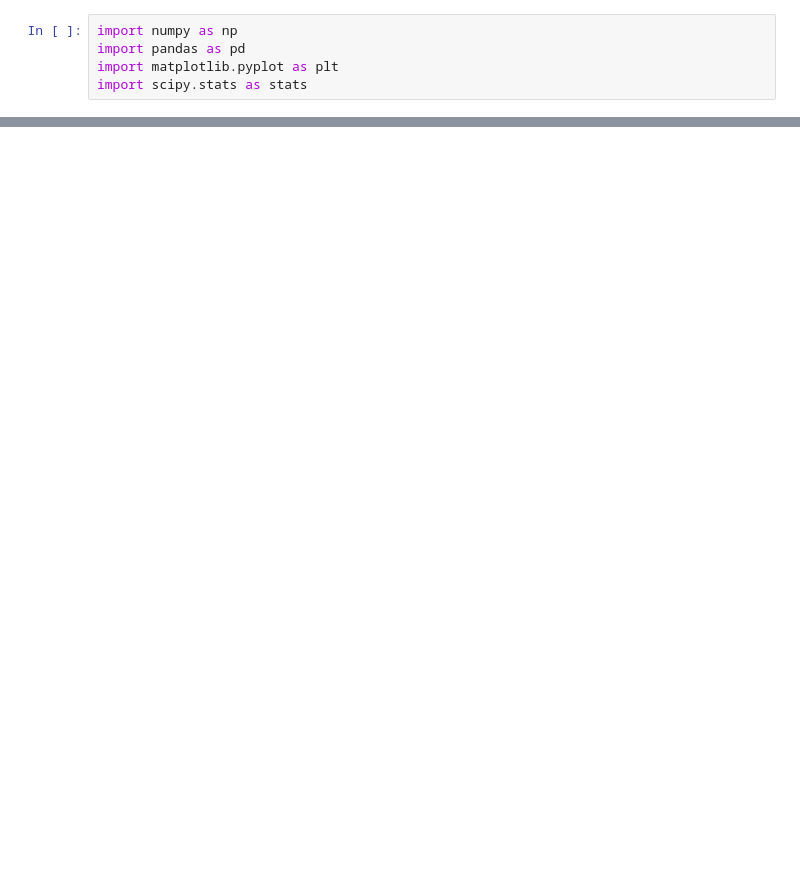
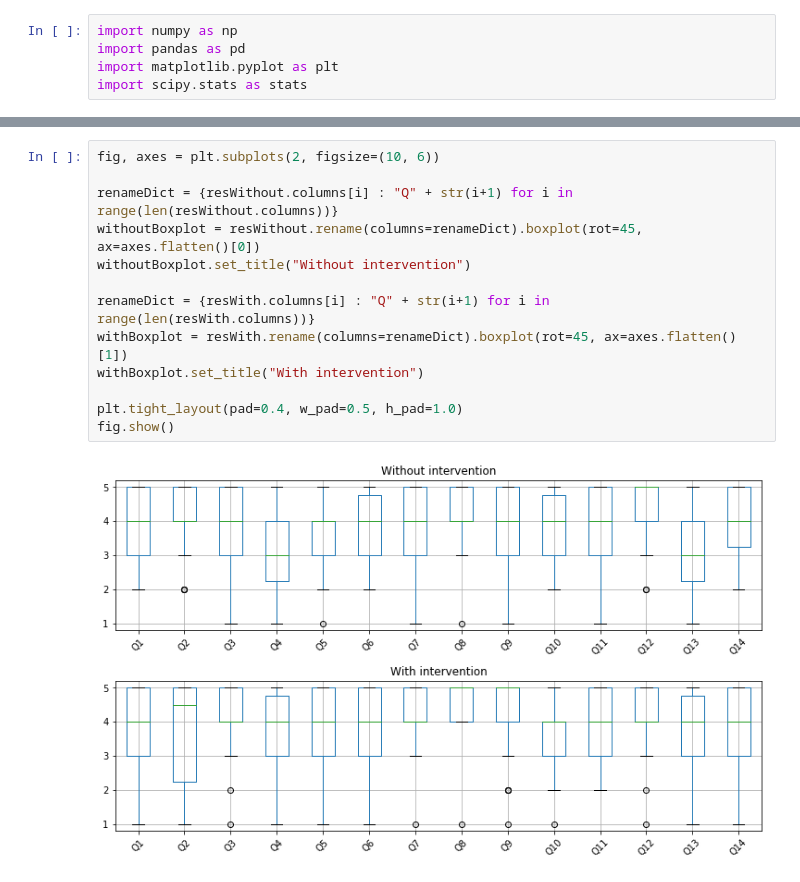
Before and after one commit to TorAP/AudioPydub, a Jupyter notebook: Experiment/eval.ipynb, the cells around one changed output, grey strips where cells are left out. Drawn from its saved outputs; the diff is of its cells as text; blank space fills up the shorter version.

Commit message:
update 5 - boxplots

```diff
--- a/Experiment/eval.ipynb
+++ b/Experiment/eval.ipynb
@@ -48,0 +49,15 @@ plt.show()
+# %%
+fig, axes = plt.subplots(2, figsize=(10, 6))
+
+renameDict = {resWithout.columns[i] : "Q" + str(i+1) for i in range(len(resWithout.columns))}
+withoutBoxplot = resWithout.rename(columns=renameDict).boxplot(rot=45, ax=axes.flatten()[0])
+withoutBoxplot.set_title("Without intervention")
+
+renameDict = {resWith.columns[i] : "Q" + str(i+1) for i in range(len(resWith.columns))}
+withBoxplot = resWith.rename(columns=renameDict).boxplot(rot=45, ax=axes.flatten()[1])
+withBoxplot.set_title("With intervention")
+
+plt.tight_layout(pad=0.4, w_pad=0.5, h_pad=1.0)
+fig.show()
+# %% [output]
+[figure, added]
```
Also changed, not shown: parts of 3 cells of this notebook, 1 other file.
